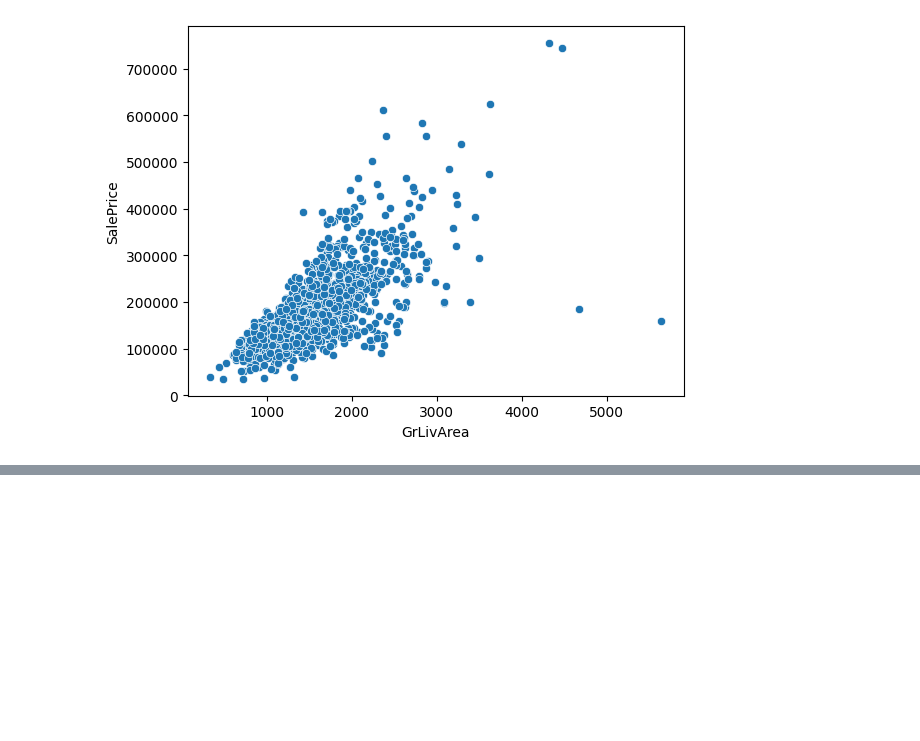
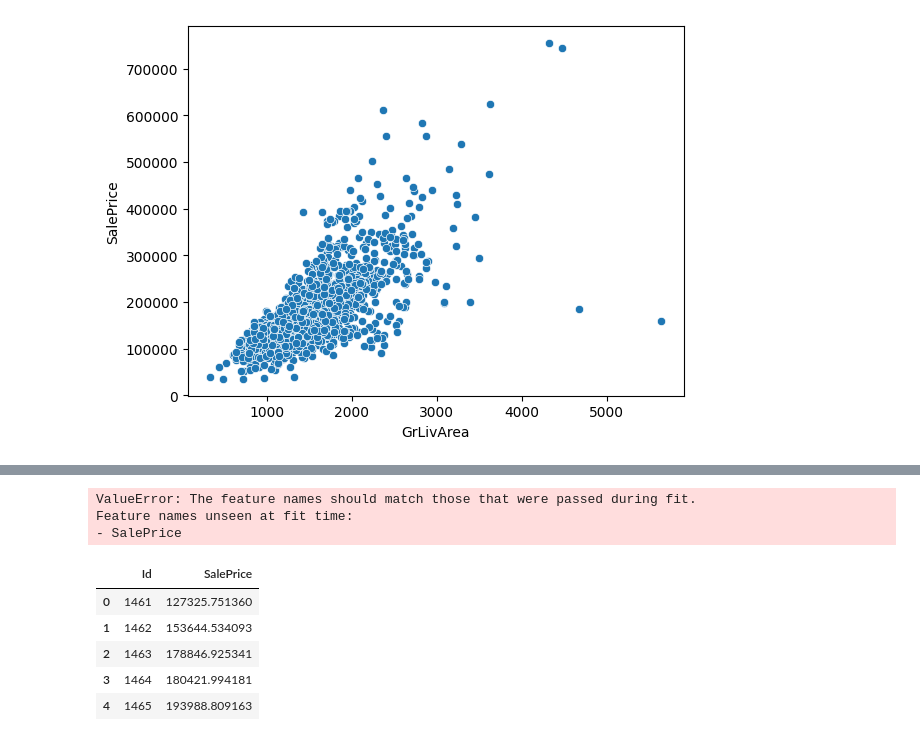
Before and after one commit to KickOutFury/AI-STUDY, a Jupyter notebook: KAGGLE/house-prices/house_prices.ipynb, the cells around one changed output, grey strips where cells are left out. Cells and saved outputs as stored; diff of their text form; code cells hidden in the pictures; blank space fills up the shorter version.

```diff
--- a/KAGGLE/house-prices/house_prices.ipynb
+++ b/KAGGLE/house-prices/house_prices.ipynb
@@ -159,0 +228,2 @@ See https://pandas.pydata.org/docs/user_guide/migration-3-strings.html#string-mi
+# %%
+train, test = train.align(test, join='left',axis=1,fill_value=0)
@@ -159,0 +244,40 @@ See https://pandas.pydata.org/docs/user_guide/migration-3-strings.html#string-mi
+# %%
+pred = rf.predict(test)
+pred = np.expm1(pred)
+# %% [output]
+ValueError: The feature names should match those that were passed during fit.
+Feature names unseen at fit time:
+- SalePrice
+# %%
+# 오류 해결
+# 1. 정답 분리
+y = train["SalePrice"]
+
+# 2. train에서 정답 제거
+X = train.drop("SalePrice", axis=1)
+
+# 3. train feature와 test feature 맞추기
+X, test = X.align(test, join="left", axis=1, fill_value=0)
+
+# 4. 모델 학습
+from sklearn.ensemble import RandomForestRegressor
+
+rf = RandomForestRegressor(
+    n_estimators=200,
+    random_state=42
+)
+
+rf.fit(X, y)
+
+# 5. 예측
+pred = rf.predict(test)
+
+# 6. 로그 되돌리기
+pred = np.expm1(pred)
+# %%
+test_ids = pd.read_csv("test.csv")["Id"]
+# %%
+submission = pd.DataFrame({
+    "Id": test_ids,
+    "SalePrice": pred
+})
@@ -159,0 +286,9 @@ See https://pandas.pydata.org/docs/user_guide/migration-3-strings.html#string-mi
+# %%
+submission.head()
+# %% [output]
+|  | Id | SalePrice |
+| 0 | 1461 | 127325.751360 |
+| 1 | 1462 | 153644.534093 |
+| 2 | 1463 | 178846.925341 |
+| 3 | 1464 | 180421.994181 |
+| 4 | 1465 | 193988.809163 |
```
Also changed, not shown: parts of 18 cells of this notebook, 1 other file.
